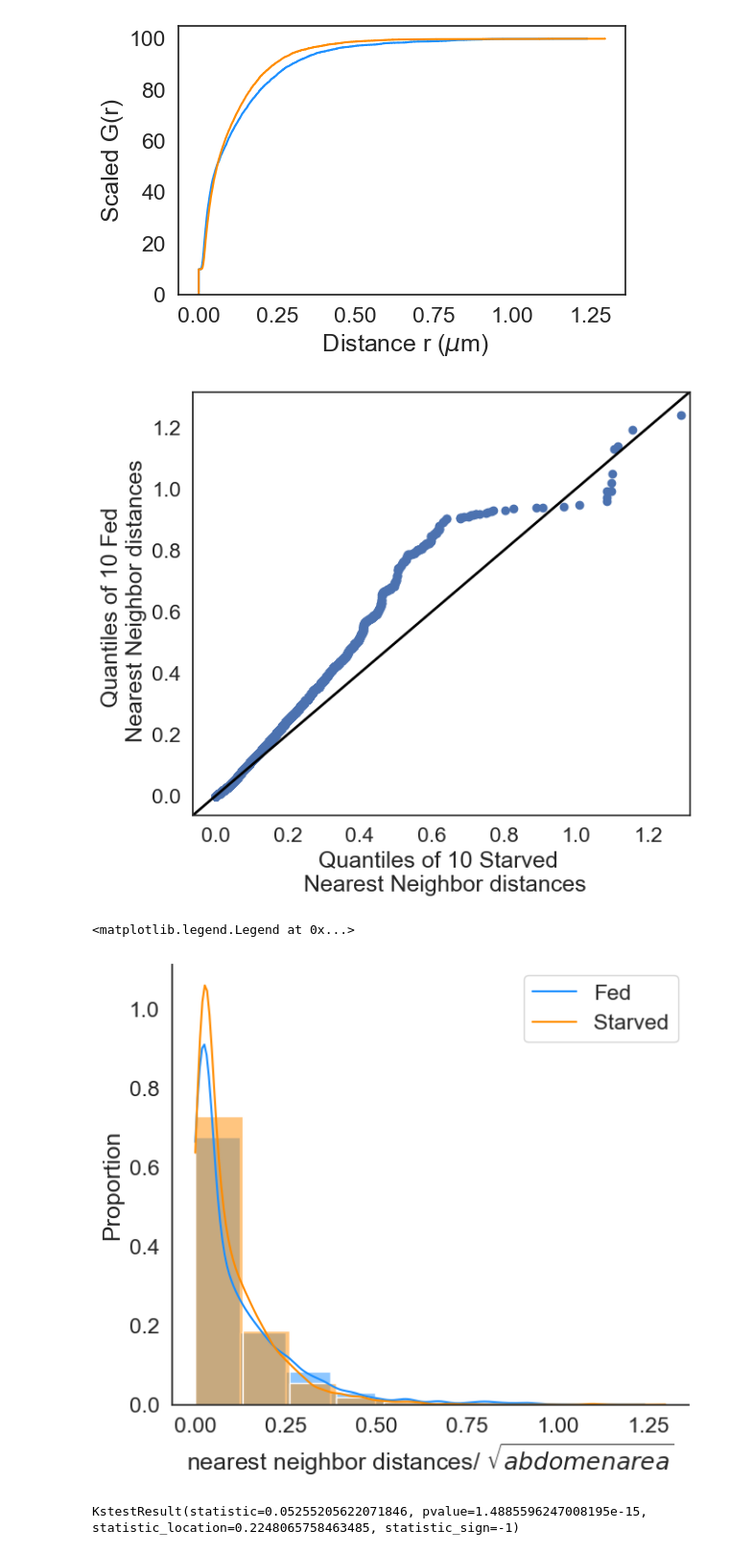
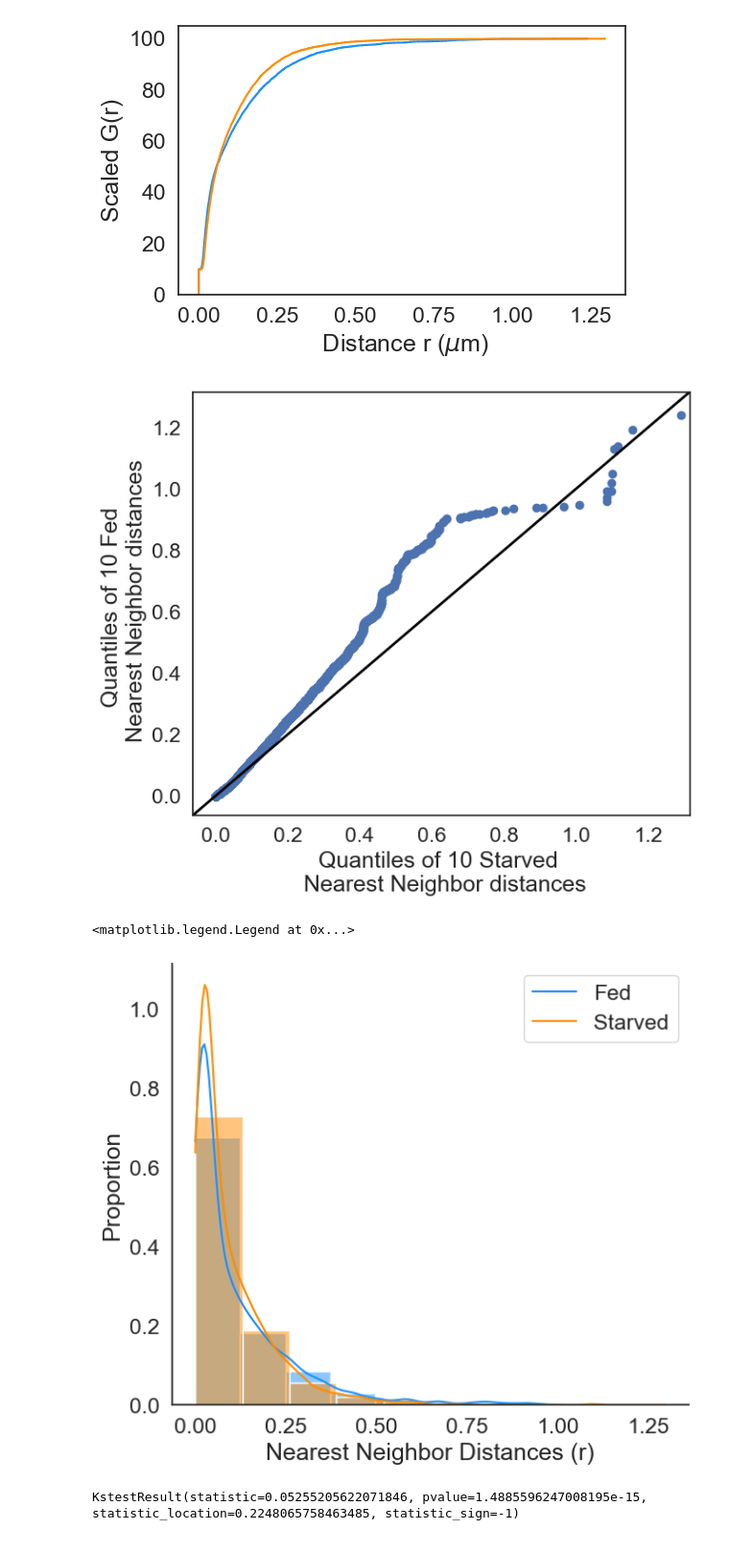
Before and after one commit to McCallLabBU/hemocyte_recruitment_image_quantification, a Jupyter notebook: code/nearest_neighbors_midsections.ipynb, the cells around one changed output. Shown at 96% size. Drawn from its saved outputs; the diff is of its cells as text; code cells hidden in the pictures.

```diff
--- a/code/nearest_neighbors_midsections.ipynb
+++ b/code/nearest_neighbors_midsections.ipynb
@@ -132,30 +132,30 @@ fig.savefig(outputs.joinpath("gfunction_scaled.png"))
 # %%
 import statsmodels.api as sm
 from statsmodels.graphics.gofplots import qqplot_2samples
 pp_nn_distances_fed_flat = sm.ProbPlot(np.array(nn_distances_fed_flat_scaled))
 pp_nn_distances_starved_flat = sm.ProbPlot(np.array(nn_distances_starved_flat_scaled))
 
 fig, ax = plt.subplots(1, figsize=(7,6))
 qqplot_2samples(pp_nn_distances_fed_flat, pp_nn_distances_starved_flat, line="45",
                 xlabel="Quantiles of 10 Fed \n Nearest Neighbor distances", ylabel="Quantiles of 10 Starved \n Nearest Neighbor distances",
                  ax=ax)
 ax.get_lines()[1].set_color("black")
 ax.get_lines()[1].set_linewidth("2")
 
 #plt.axline((0, 0), slope=1)
 plt.show()
 
 
 fig, ax2 = plt.subplots(1, figsize=(7,6))
 sns.histplot(nn_distances_fed_flat_scaled, ax=ax2,color="dodgerblue",alpha=0.5, kde=True, bins=10,stat="proportion",legend="Fed")
 sns.histplot(nn_distances_starved_flat_scaled, ax=ax2,color="darkorange",alpha=0.5, kde=True, bins=10,stat="proportion",legend=True)
 sns.despine(top=True)
-ax2.set_xlabel("nearest neighbor distances/ $\sqrt{abdomenarea}$")
+ax2.set_xlabel("Nearest Neighbor Distances (r)")
 ax2.legend(labels=["Fed","Starved"])
 # %% [output]
 [figure]
 <matplotlib.legend.Legend at 0x...>
-[figure, old version]
+[figure, new version]
 # %%
 from scipy import stats
 stats.ks_2samp(nn_distances_fed_flat_scaled, nn_distances_starved_flat_scaled, alternative="less")
```
Also changed, not shown: parts of 1 cell of this notebook, 1 other file.
